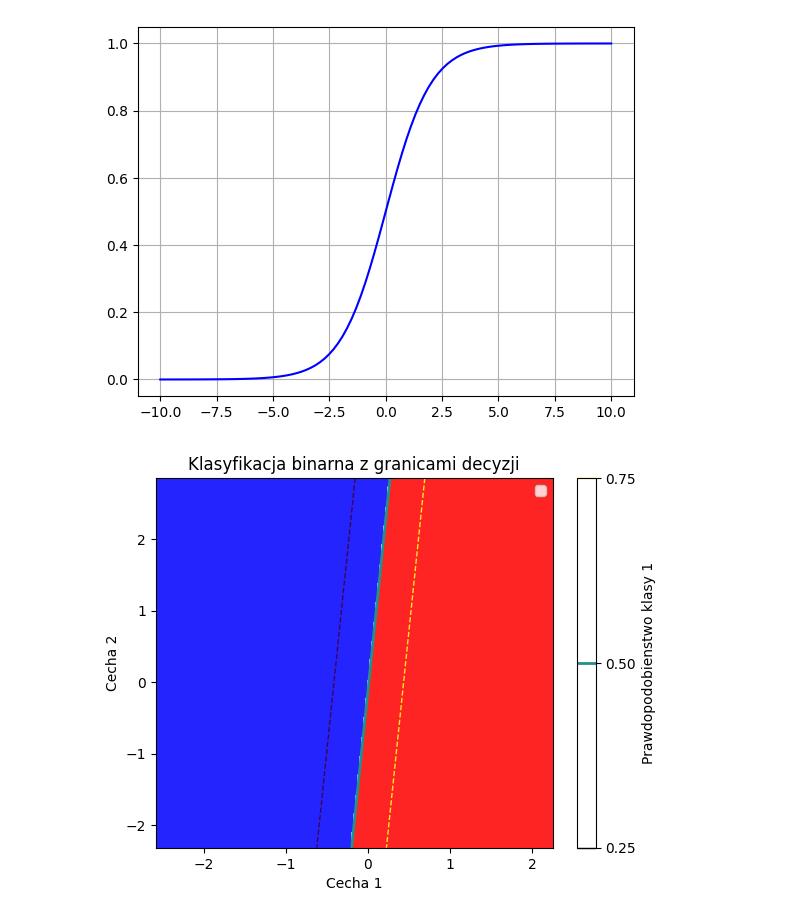
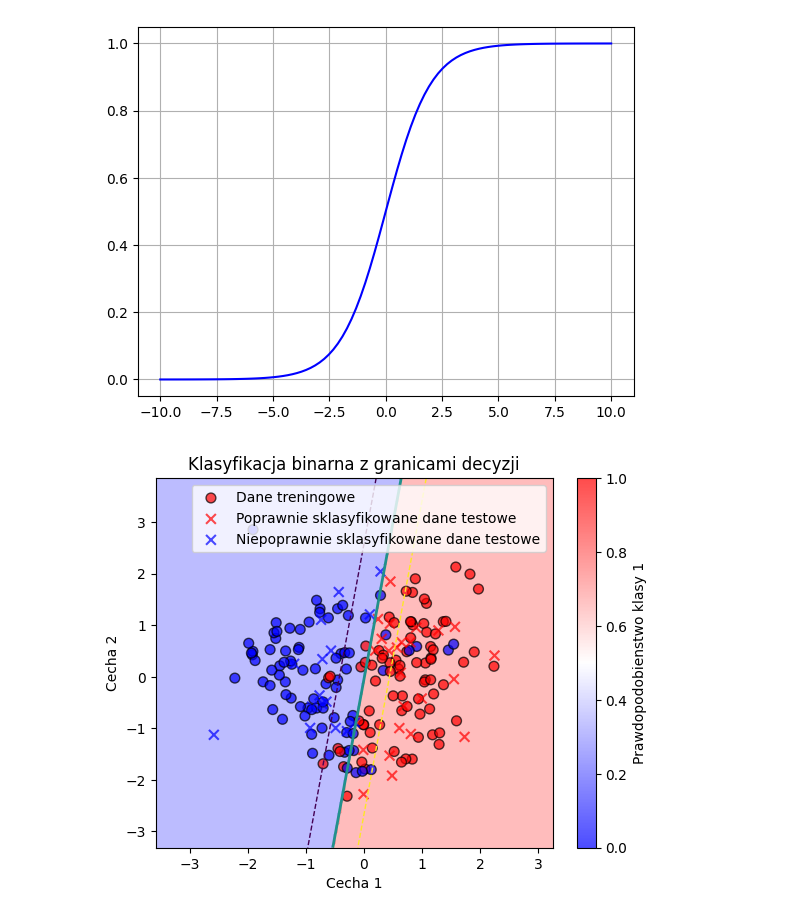
Before and after one commit to Ciastkk45/kursAI-sb10, a Jupyter notebook: 6_klasyfikacja_binarna.ipynb, the cells around one changed output. Drawn from its saved outputs; the diff is of its cells as text; code cells hidden in the pictures.

```diff
--- a/6_klasyfikacja_binarna.ipynb
+++ b/6_klasyfikacja_binarna.ipynb
@@ -82,33 +82,89 @@ def plot_regression(X_train, Y_train, X_test, Y_test, Y_test_pred, model):
   Z = model.predict(np.c_[xx.ravel(), yy.ravel()])
   Z = Z.reshape(xx.shape)
 
-  plt.contourf(xx, yy,Z, cmap=plt.cm.bwr)
+  plt.contourf(xx, yy,Z, alpha = 0.3, cmap=plt.cm.bwr)
 
   Z_prob = model.predict_proba(np.c_[xx.ravel(), yy.ravel()])[:,1]
   Z_prob = Z_prob.reshape(xx.shape)
 
   plt.contour(xx, yy, Z_prob, levels=[0.25,0.5,0.75], color=["red","purple","red"], linestyles = ["--","-","--"], linewidths=[1,2,1])
 
+  plt.scatter(X_train[:, 0], X_train[:, 1], c=Y_train, cmap=plt.cm.bwr, marker = "o", edgecolor = "k", s = 50, alpha = 0.7, label = "Dane treningowe")
+import numpy as np
+import matplotlib.pyplot as plt
+from sklearn.datasets import make_classification
+from sklearn.linear_model import LogisticRegression
+import random
+
+def create_train_and_test_sets(X,Y):
+  random.seed(42)
+  X = np.array(X)
+  Y = np.array(Y)
+
+  indicies = np.arange(len(X))
+  np.random.shuffle(indicies)
+
+  split_plot = int(0.8*len(X))
+
+  train_indicies = indicies[:split_plot]
+  test_indicies = indicies[split_plot:]
+
+  X_train = X[train_indicies]
+  Y_train = Y[train_indicies]
+  X_test = X[test_indicies]
+  Y_test = Y[test_indicies]
+
+  return X_train, Y_train, X_test, Y_test
+
+def zscore_normalization(X):
+  mean = np.mean(X, axis=0)
+  std = np.std(X, axis=0)
+  return (X-mean)/std
+
+def plot_regression(X_train, Y_train, X_test, Y_test, Y_test_pred, model):
+  x_min = min(X_train[:,0].min(), X_test[:,0].min())-1
+  x_max = max(X_train[:,0].max(), X_test[:,0].max())+1
+  y_min= min(X_train[:,1].min(), X_test[:,1].min())-1
+  y_max = max(X_train[:,1].max(), X_test[:,1].max())+1
+  xx, yy = np.meshgrid(np.linspace(x_min, x_max, 200), np.linspace(y_min, y_max, 200))
+
+  Z = model.predict(np.c_[xx.ravel(), yy.ravel()])
+  Z = Z.reshape(xx.shape)
+
+  plt.contourf(xx, yy,Z, alpha = 0.3, cmap=plt.cm.bwr)
+
+  Z_prob = model.predict_proba(np.c_[xx.ravel(), yy.ravel()])[:,1]
+  Z_prob = Z_prob.reshape(xx.shape)
+
+  plt.contour(xx, yy, Z_prob, levels=[0.25,0.5,0.75], color=["red","purple","red"], linestyles = ["--","-","--"], linewidths=[1,2,1])
+
+  plt.scatter(X_train[:, 0], X_train[:, 1], c=Y_train, cmap=plt.cm.bwr, marker = "o", edgecolor = "k", s = 50, alpha = 0.7, label = "Dane treningowe")
+
+  correct_mask = Y_test == Y_test_pred
+  plt.scatter(X_test[correct_mask, 0], X_test[correct_mask, 1], c=Y_test_pred[correct_mask], cmap=plt.cm.bwr, edgecolor="k", marker = "x",s = 50, alpha = 0.7, label = "Poprawnie sklasyfikowane dane testowe")
+
+  incorrect_mask = Y_test != Y_test_pred
+  plt.scatter(X_test[incorrect_mask, 0], X_test[incorrect_mask, 1], c=Y_test_pred[incorrect_mask], cmap=plt.cm.bwr, edgecolor="r", marker = "x",s = 50, alpha = 0.7, label = "Niepoprawnie sklasyfikowane dane testowe")
   plt.xlabel("Cecha 1")
   plt.ylabel("Cecha 2")
   plt.title("Klasyfikacja binarna z granicami decyzji")
   plt.legend()
   plt.colorbar(label="Prawdopodobienstwo klasy 1")
   plt.show()
 
   pass
 
 
 X,Y= make_classification(n_samples=200, n_features=2, n_classes=2, n_redundant=0, random_state=42)
 
 X = zscore_normalization(X)
 
 X_train, Y_train, X_test, Y_test = create_train_and_test_sets(X,Y)
 
 model = LogisticRegression()
 model.fit(X_train, Y_train)
 
 Y_test_pred = model.predict(X_test)
 plot_regression(X_train, Y_train, X_test, Y_test, Y_test_pred, model)
 # %% [output]
-[figure, old version]
+[figure, new version]
```
